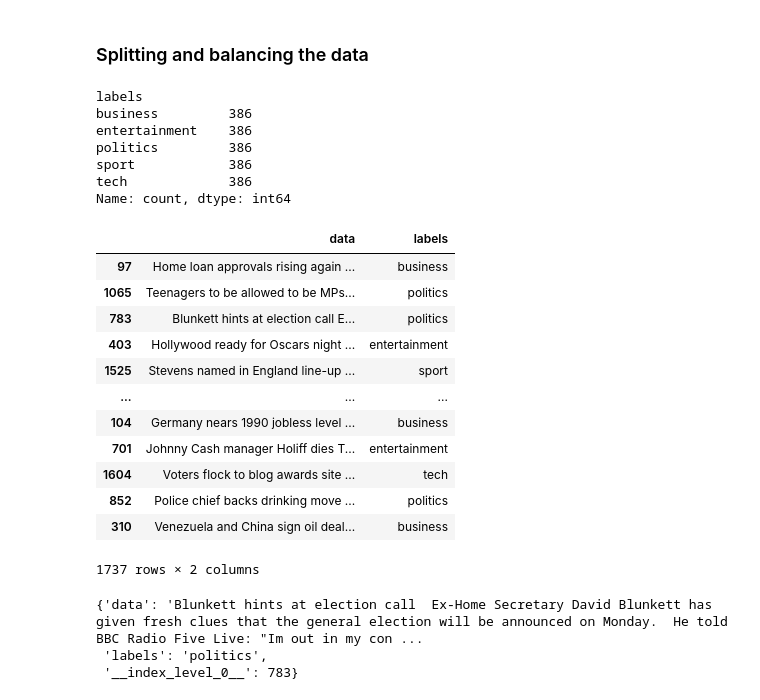
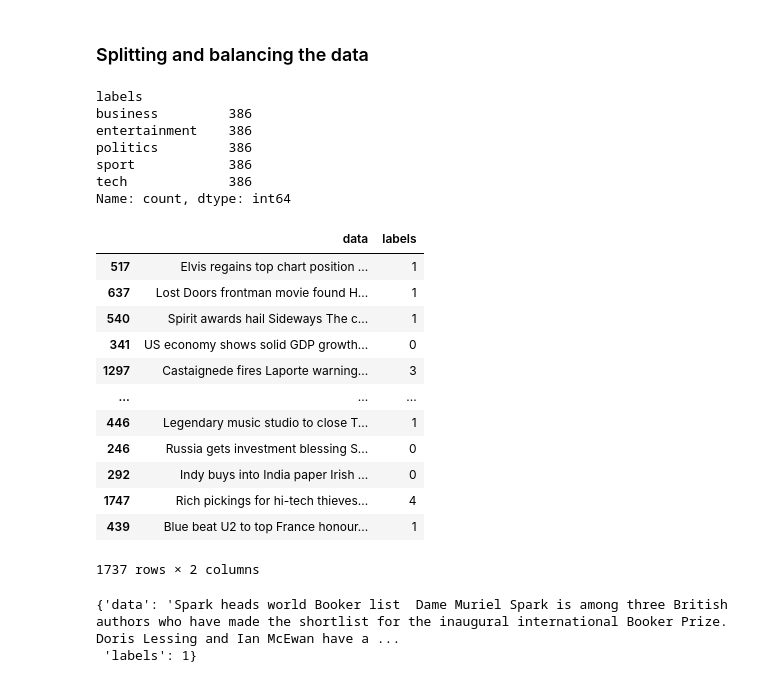
Before and after one commit to normalwalrus/rdai_nlp_project, a Jupyter notebook: code.ipynb, the cells around one changed output. Saved outputs shown, nothing was run; the diff lists cells and outputs as text; code cells hidden in the pictures.

```diff
--- a/code.ipynb
+++ b/code.ipynb
@@ -386,41 +386,50 @@ notebook_login()
 VBox(children=(HTML(value='<center> <img\nsrc=https://huggingface.co/front/assets/huggingface_logo-noborder.sv…
 # %% [markdown]
 ### Splitting and balancing the data
+# %%
+label_mapping = {
+    'business': 0,
+    'entertainment': 1,
+    'politics': 2,
+    'sport': 3,
+    'tech': 4
+}
 # %%
 from sklearn.model_selection import train_test_split
 path_to_data = 'data/bbc_data.csv'
 
 data_df = pd.read_csv(path_to_data).fillna("blank")
 min_count = data_df['labels'].value_counts().min()
 balanced_df = data_df.groupby('labels').apply(lambda x: x.sample(min_count)).reset_index(drop=True)
 distribution = balanced_df['labels'].value_counts()
 print(distribution)
 
 # TODO: Convert string labels into int labels
+balanced_df['labels'] = balanced_df['labels'].replace(label_mapping)
 
 balanced_df = balanced_df.sample(frac=1)
 train_set_percentage = .9
 
 train_df, test_df = train_test_split(balanced_df, test_size=1-train_set_percentage)
 train_df
 # %% [output]
 labels
 business         386
 entertainment    386
 politics         386
 sport            386
 tech             386
 Name: count, dtype: int64
 |  | data | labels |
-| 97 | Home loan approvals rising again ... | business |
-| 1065 | Teenagers to be allowed to be MPs... | politics |
-| 783 | Blunkett hints at election call E... | politics |
-| 403 | Hollywood ready for Oscars night ... | entertainment |
-| 1525 | Stevens named in England line-up ... | sport |
+| 517 | Elvis regains top chart position ... | 1 |
+| 637 | Lost Doors frontman movie found H... | 1 |
+| 540 | Spirit awards hail Sideways The c... | 1 |
+| 341 | US economy shows solid GDP growth... | 0 |
+| 1297 | Castaignede fires Laporte warning... | 3 |
 | ... | ... | ... |
-| 104 | Germany nears 1990 jobless level ... | business |
-| 701 | Johnny Cash manager Holiff dies T... | entertainment |
-| 1604 | Voters flock to blog awards site ... | tech |
-| 852 | Police chief backs drinking move ... | politics |
-| 310 | Venezuela and China sign oil deal... | business |
+| 446 | Legendary music studio to close T... | 1 |
+| 246 | Russia gets investment blessing S... | 0 |
+| 292 | Indy buys into India paper Irish ... | 0 |
+| 1747 | Rich pickings for hi-tech thieves... | 4 |
+| 439 | Blue beat U2 to top France honour... | 1 |
 1737 rows × 2 columns
@@ -429,6 +442,5 @@ dataset = Dataset.from_pandas(train_df, split = 'train')
 # %%
-dataset[2]
+dataset_test[2]
 # %% [output]
-{'data': 'Blunkett hints at election call  Ex-Home Secretary David Blunkett has given fresh clues that the general election will be announced on Monday.  He told BBC Radio Five Live: "Im out in my con ...
- 'labels': 'politics',
- '__index_level_0__': 783}
+{'data': 'Spark heads world Booker list  Dame Muriel Spark is among three British authors who have made the shortlist for the inaugural international Booker Prize.  Doris Lessing and Ian McEwan have a ...
+ 'labels': 1}
```
Also changed, not shown: parts of 17 cells of this notebook, 1 other file.
